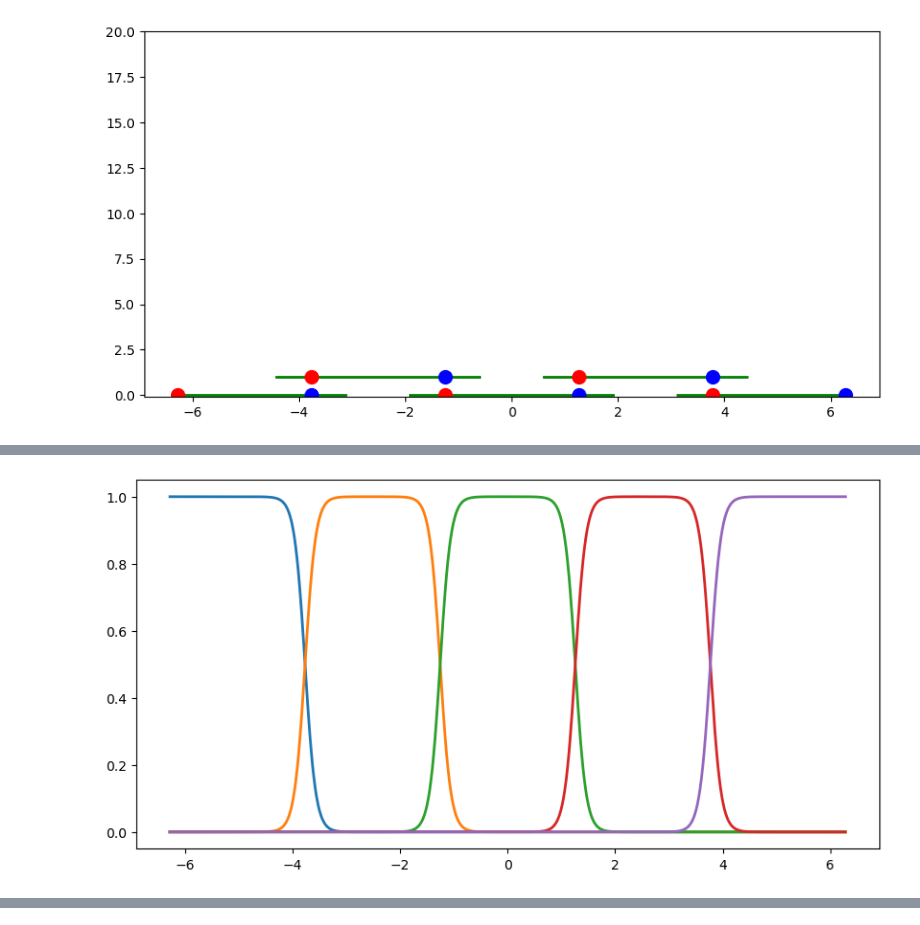
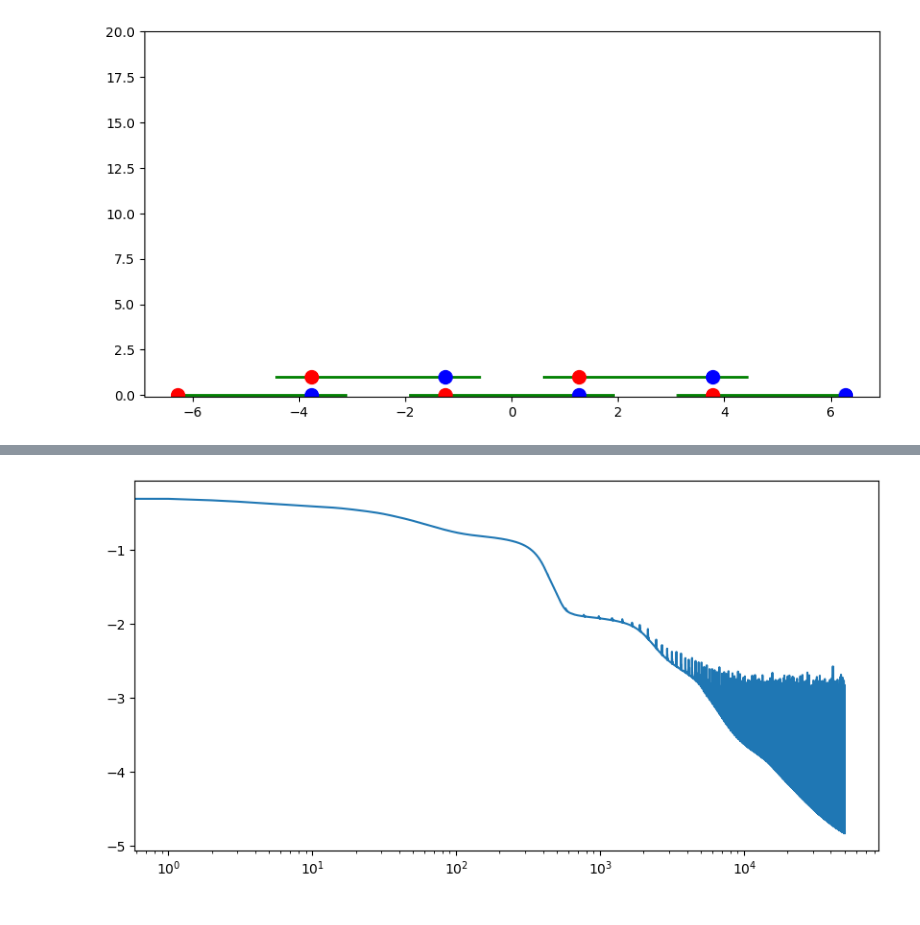
Before and after one commit to guglielmopacifico/DeepLearning, a Jupyter notebook: Task_B/test.ipynb, the cells around one changed output, grey strips where cells are left out. Saved outputs shown, nothing was run; the diff lists cells and outputs as text; code cells hidden in the pictures.

Commit message:
Add the sub_NNs in FBPINN and its training

```diff
--- a/Task_B/test.ipynb
+++ b/Task_B/test.ipynb
@@ -162,2 +121,17 @@ midpoints
+# %%
+# Parameters
+domain = [-2*torch.pi, 2*torch.pi]
+w = 1
+n_subdomains = 5
+overlap = 1.3
+sigma = 0.1
+n_hidden_layers = 2
+neurons = 16
+
+# Create the model
+fbpinn = FBPINN(domain_extrema=domain, n_subdomains=n_subdomains, overlap=overlap, sigma=sigma, n_hidden_layers=n_hidden_layers, neurons=neurons, activation_function=nn.Tanh(), PINN_class=Cos_1D, w=w)
+
+# # Create the subdomains
+# fbpinn.make_subdomains()
 # %%
 # plot the subdomains
@@ -180,7 +164,12 @@ for i in range(fbpinn.n_subdomains):
-# %%
-# plot the window functions
-fig = plt.figure(figsize=(10, 5))
-for i in range(fbpinn.n_subdomains):
-    plt.plot(x, window_fct[i], linewidth=2)
-# %% [output]
-[figure, removed]
+# %%
+# Train the FBPINN
+num_points = 200
+n_epochs = 50000
+
+history = fbpinn.fit(num_points, n_epochs, verbose=False)
+
+# Plot the loss
+fig = plt.figure(figsize=(10, 5))
+plt.plot(range(n_epochs),np.log10(history), label='Loss')
+plt.xscale('log')
+# %% [output]
@@ -186,0 +177 @@ for i in range(fbpinn.n_subdomains):
+[figure, added]
```
Also changed, not shown: parts of 11 cells of this notebook, 1 other file.
